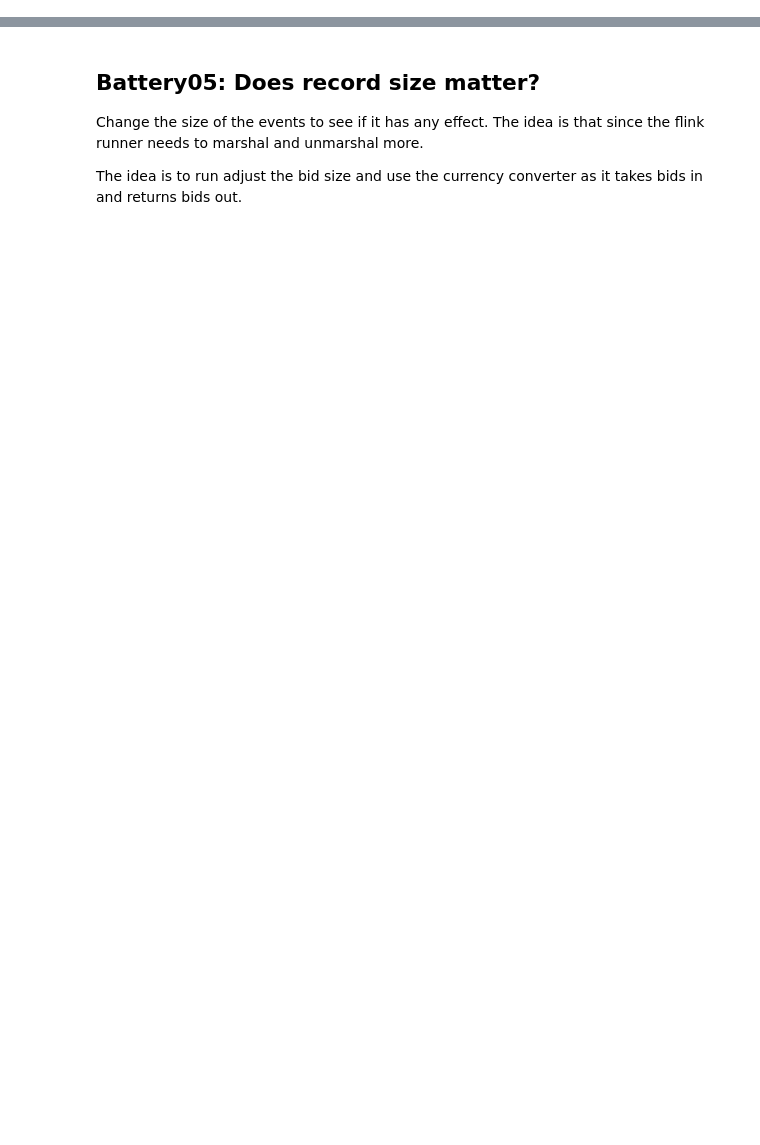
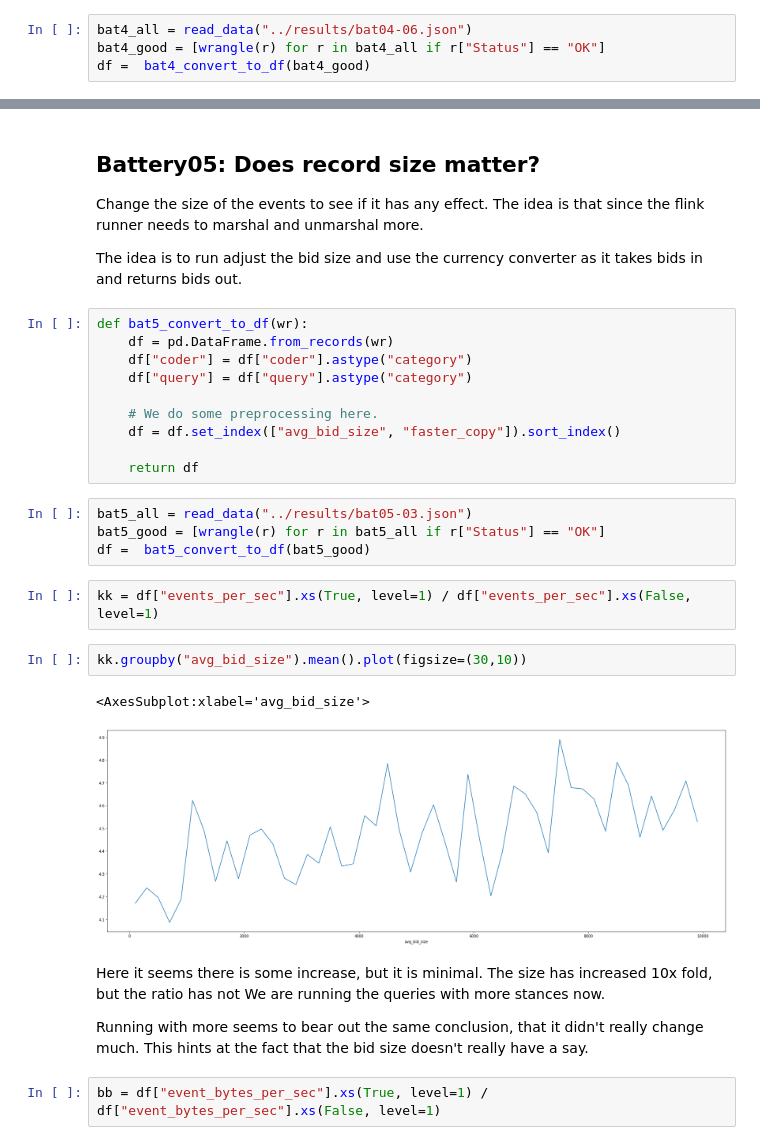
Before and after one commit to rHermes/thesis-beam-nexmark-benchmarks, a Jupyter notebook: process/explore.ipynb, the cells around one changed output, grey strips where cells are left out. Saved outputs shown, nothing was run; the diff lists cells and outputs as text; blank space fills up the shorter version.

```diff
--- a/process/explore.ipynb
+++ b/process/explore.ipynb
@@ -127,0 +140,4 @@ paralllelism.
+# %%
+bat4_all = read_data("../results/bat04-06.json")
+bat4_good = [wrangle(r) for r in bat4_all if r["Status"] == "OK"]
+df =  bat4_convert_to_df(bat4_good)
@@ -133,3 +177,32 @@ since the flink runner needs to marshal and unmarshal more.
 
 The idea is to run adjust the bid size and use the currency converter as
 it takes bids in and returns bids out.
+# %%
+def bat5_convert_to_df(wr):
+    df = pd.DataFrame.from_records(wr)
+    df["coder"] = df["coder"].astype("category")
+    df["query"] = df["query"].astype("category")
+
+    # We do some preprocessing here.
+    df = df.set_index(["avg_bid_size", "faster_copy"]).sort_index()
+
+    return df
+# %%
+bat5_all = read_data("../results/bat05-03.json")
+bat5_good = [wrangle(r) for r in bat5_all if r["Status"] == "OK"]
+df =  bat5_convert_to_df(bat5_good)
+# %%
+kk = df["events_per_sec"].xs(True, level=1) / df["events_per_sec"].xs(False, level=1)
+# %%
+kk.groupby("avg_bid_size").mean().plot(figsize=(30,10))
+# %% [output]
+<AxesSubplot:xlabel='avg_bid_size'>
+[figure, added]
+# %% [markdown]
+Here it seems there is some increase, but it is minimal. The size has increased 10x fold, but the ratio has not
+We are running the queries with more stances now.
+
+Running with more seems to bear out the same conclusion, that it didn't really change much. This hints at the fact that the
+bid size doesn't really have a say.
+# %%
+bb = df["event_bytes_per_sec"].xs(True, level=1) / df["event_bytes_per_sec"].xs(False, level=1)
```
Also changed, not shown: parts of 11 cells of this notebook, 1 other file.
